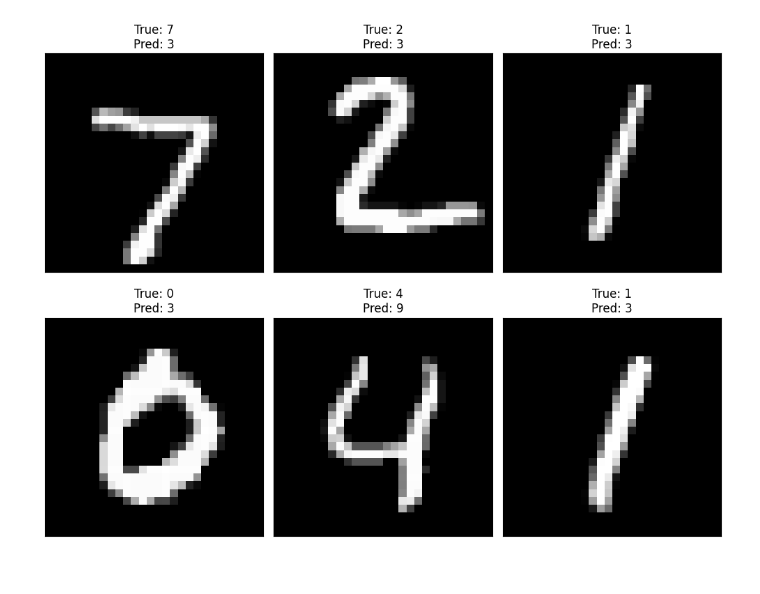
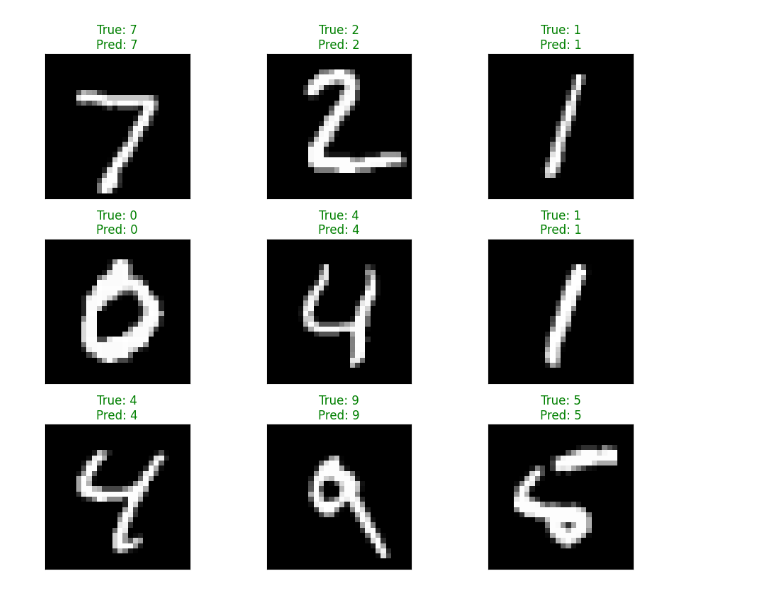
Before and after one commit to WahyuKhairi06/DeepLearning-WahyuKhairi-2311531009, a Jupyter notebook: Praktikum 2/CNN_Praktikum.ipynb, the cells around one changed output. Saved outputs shown, nothing was run; the diff lists cells and outputs as text; code cells hidden in the pictures.

```diff
--- a/Praktikum 2/CNN_Praktikum.ipynb
+++ b/Praktikum 2/CNN_Praktikum.ipynb
@@ -88,63 +131,16 @@ plt.show()
-# %%
-# 7. Tampilkan contoh citra dan prediksi
-
-# Memastikan testloader didefinisikan jika belum ada di konteks saat ini
-import torchvision.transforms as transforms
-import torchvision
-from torch.utils.data import DataLoader
-import matplotlib.pyplot as plt
-import torch
-import torch.nn as nn
-
-# Definisikan model CNN (diulang agar sel ini dapat berdiri sendiri)
-class CNNModel(nn.Module):
-    def __init__(self):
-        super(CNNModel, self).__init__()
-        self.conv1 = nn.Conv2d(1, 16, 3, padding=1)
-        self.pool = nn.MaxPool2d(2, 2)
-        self.conv2 = nn.Conv2d(16, 32, 3, padding=1)
-        self.fc1 = nn.Linear(32 * 7 * 7, 128)
-        self.fc2 = nn.Linear(128, 10)
-
-    def forward(self, x):
-        x = self.pool(nn.ReLU()(self.conv1(x)))
-        x = self.pool(nn.ReLU()(self.conv2(x)))
-        x = x.view(-1, 32 * 7 * 7)
-        x = nn.ReLU()(self.fc1(x))
-        x = self.fc2(x)
-        return x
-
-# Inisialisasi model (diulang agar sel ini dapat berdiri sendiri)
-model = CNNModel()
-# Anda mungkin perlu memuat state_dict model yang sudah dilatih di sini jika tidak ingin melatih ulang
-# Contoh: model.load_state_dict(torch.load('path_to_your_model.pth'))
-
-transform = transforms.Compose([
-    transforms.ToTensor(),
-    transforms.Normalize((0.5,), (0.5,))
-])
-testset = torchvision.datasets.MNIST(root='./data', train=False, download=True, transform=transform)
-testloader = DataLoader(testset, batch_size=64, shuffle=False)
-
-# Ambil satu batch dari testloader
-dataiter = iter(testloader)
-images, labels = next(dataiter)
-
-# Pastikan model berada dalam mode evaluasi
-model.eval()
-
-# Lakukan prediksi untuk seluruh batch
-with torch.no_grad():
-    outputs = model(images)
-    _, predicted = torch.max(outputs.data, 1)
-
-# Tampilkan beberapa citra dan prediksi
-fig = plt.figure(figsize=(10, 8))
-for i in range(6): # Tampilkan 6 contoh
-    ax = fig.add_subplot(2, 3, i + 1, xticks=[], yticks=[])
-    ax.imshow(images[i].squeeze().numpy(), cmap='gray')
-    ax.set_title(f'True: {labels[i].item()}\nPred: {predicted[i].item()}')
-plt.tight_layout()
-plt.show()
-# %% [output]
-[figure, removed]
+# %%
+model.eval()
+images, labels = next(iter(testloader))
+outputs = model(images)
+_, predicted = torch.max(outputs.data, 1)
+
+fig = plt.figure(figsize=(10, 8))
+for i in range(9):
+    ax = fig.add_subplot(3, 3, i + 1, xticks=[], yticks=[])
+    ax.imshow(images[i].squeeze(), cmap='gray')
+    ax.set_title(f"True: {labels[i].item()}\nPred: {predicted[i].item()}",
+                 color=("green" if predicted[i] == labels[i] else "red"))
+plt.tight_layout()
+plt.show()
+# %% [output]
+[figure, added]
```
Also changed, not shown: parts of 5 cells of this notebook.
